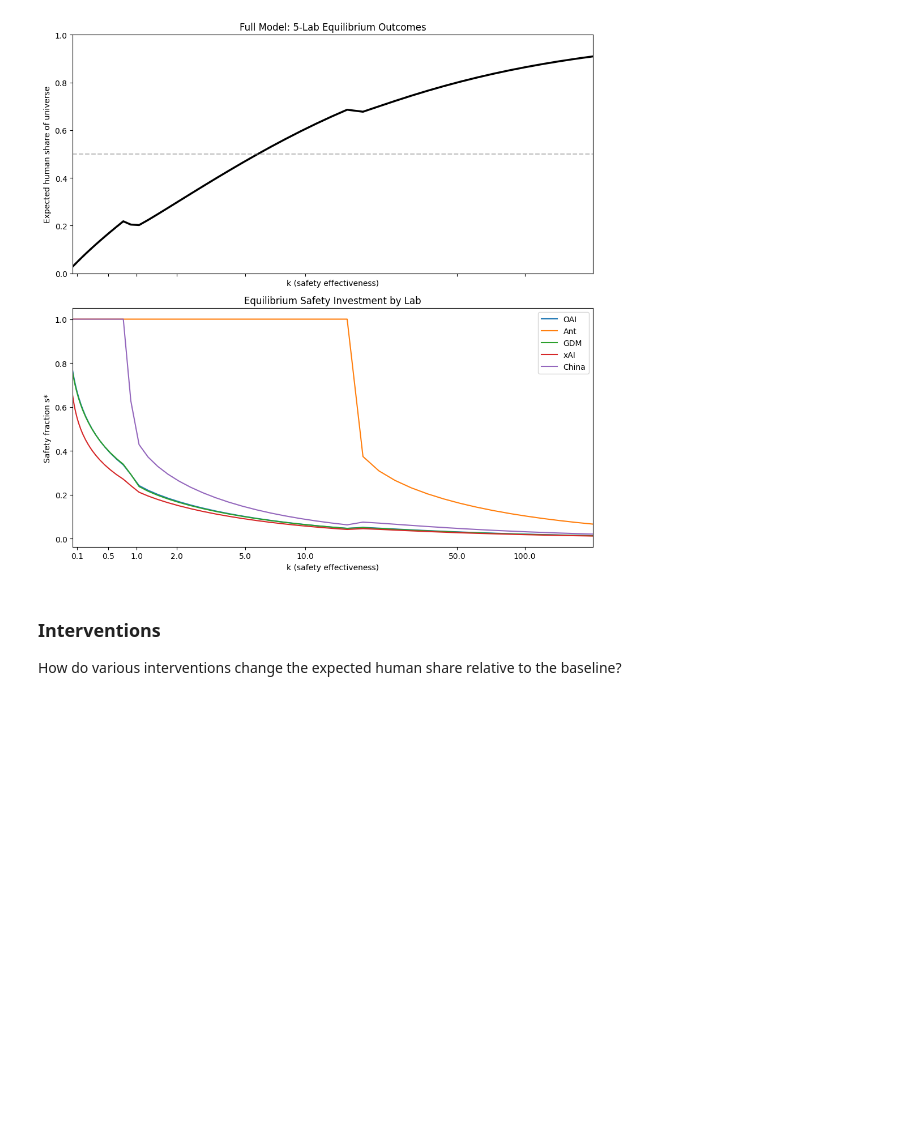
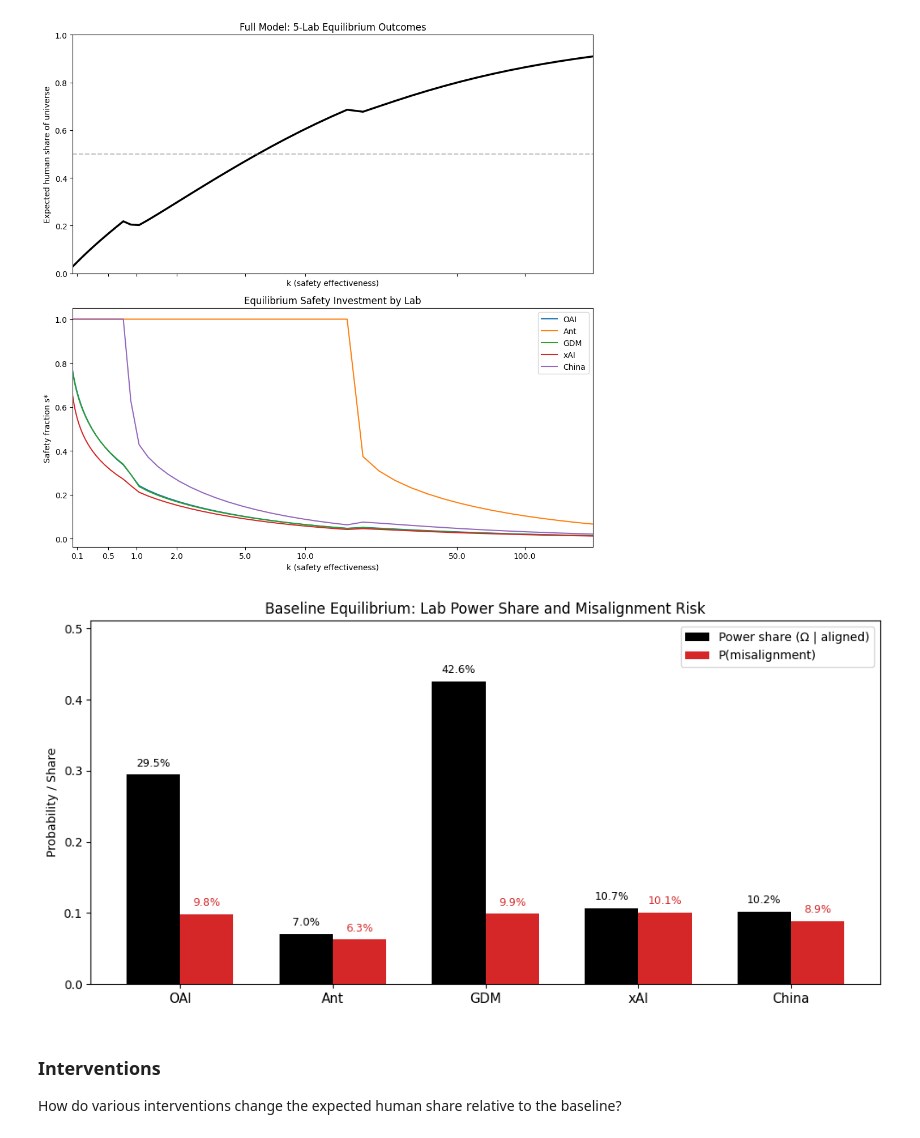
Before and after one commit to tkwa/ai-race-game-theory, a Jupyter notebook: report.ipynb, the cells around one changed output. Saved outputs shown, nothing was run; the diff lists cells and outputs as text; code cells hidden in the pictures; blank space fills up the shorter version.

```diff
--- a/report.ipynb
+++ b/report.ipynb
@@ -64,6 +64,11 @@ data = full_model.default_outcomes_vs_k()
 plots_v2.plot_full_model_vs_k(data);
 # %% [output]
 [figure]
+# %%
+summary = full_model.default_lab_summary()
+plots_v2.plot_lab_summary(summary);
+# %% [output]
+[figure, added]
 # %% [markdown]
 ### Interventions
 
```
Also changed, not shown: parts of 1 cell of this notebook, 4 other files.
